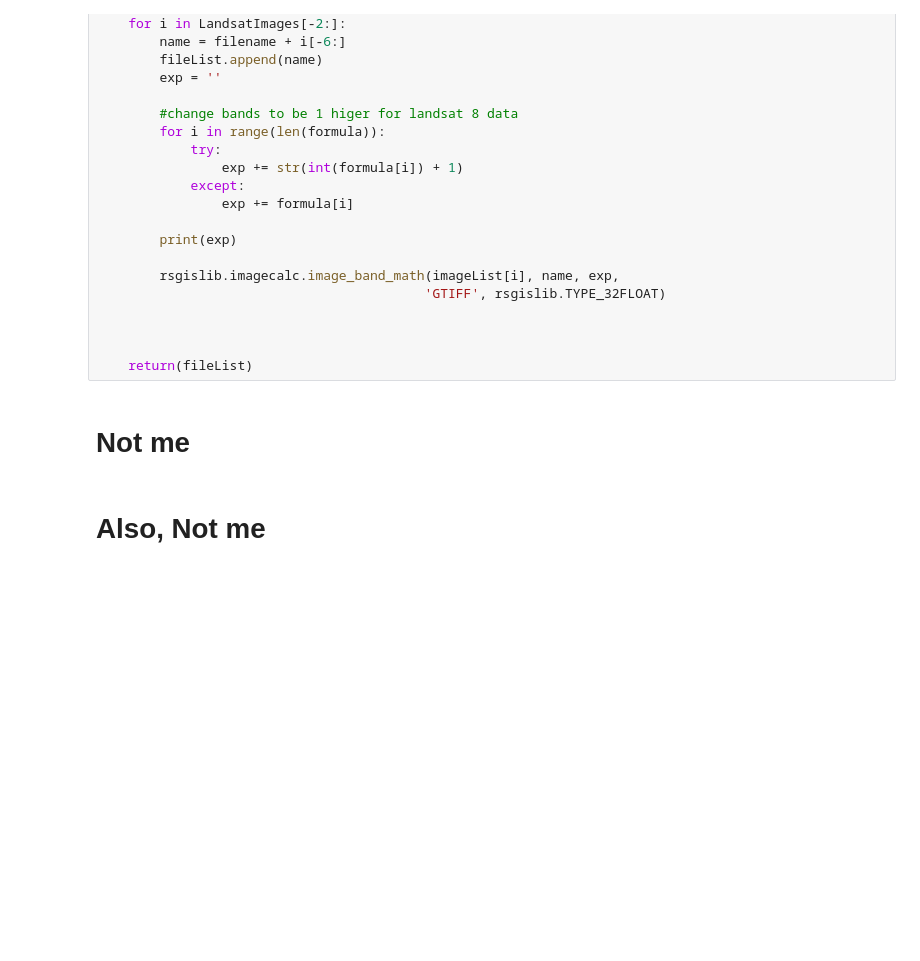
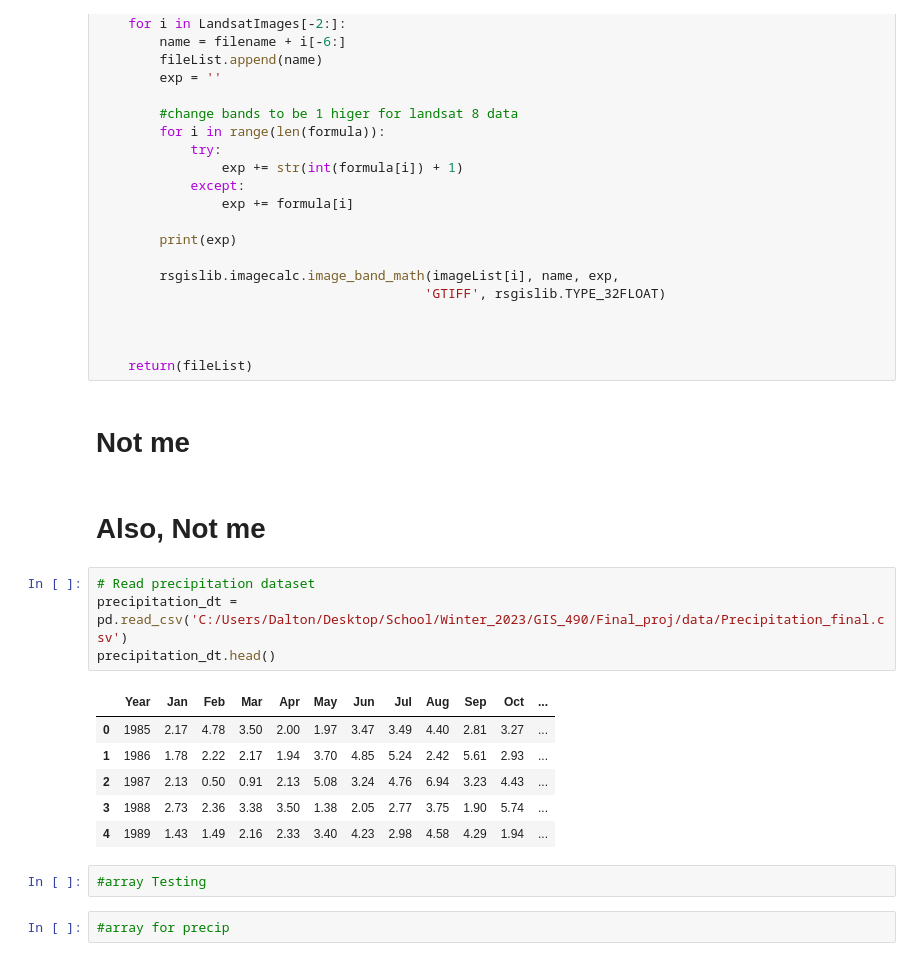
Before and after one commit to p-timothy/CodingProject, a Jupyter notebook: Notebook.ipynb, the cells around one changed output. Cells and saved outputs as stored; diff of their text form; blank space fills up the shorter version.

```diff
--- a/Notebook.ipynb
+++ b/Notebook.ipynb
@@ -71,3 +71,18 @@ def rasterCalc(formula, imageList, filename):
 # Not me
 # %% [markdown]
 # Also, Not me
+# %%
+# Read precipitation dataset
+precipitation_dt = pd.read_csv('C:/Users/Dalton/Desktop/School/Winter_2023/GIS_490/Final_proj/data/Precipitation_final.csv')
+precipitation_dt.head()
+# %% [output]
+|  | Year | Jan | Feb | Mar | Apr | May | Jun | Jul | Aug | Sep | Oct | ... |
+| 0 | 1985 | 2.17 | 4.78 | 3.50 | 2.00 | 1.97 | 3.47 | 3.49 | 4.40 | 2.81 | 3.27 | ... |
+| 1 | 1986 | 1.78 | 2.22 | 2.17 | 1.94 | 3.70 | 4.85 | 5.24 | 2.42 | 5.61 | 2.93 | ... |
+| 2 | 1987 | 2.13 | 0.50 | 0.91 | 2.13 | 5.08 | 3.24 | 4.76 | 6.94 | 3.23 | 4.43 | ... |
+| 3 | 1988 | 2.73 | 2.36 | 3.38 | 3.50 | 1.38 | 2.05 | 2.77 | 3.75 | 1.90 | 5.74 | ... |
+| 4 | 1989 | 1.43 | 1.49 | 2.16 | 2.33 | 3.40 | 4.23 | 2.98 | 4.58 | 4.29 | 1.94 | ... |
+# %%
+#array Testing
+# %%
+#array for precip
```
Also changed, not shown: parts of 52 cells of this notebook, 2 other files.
